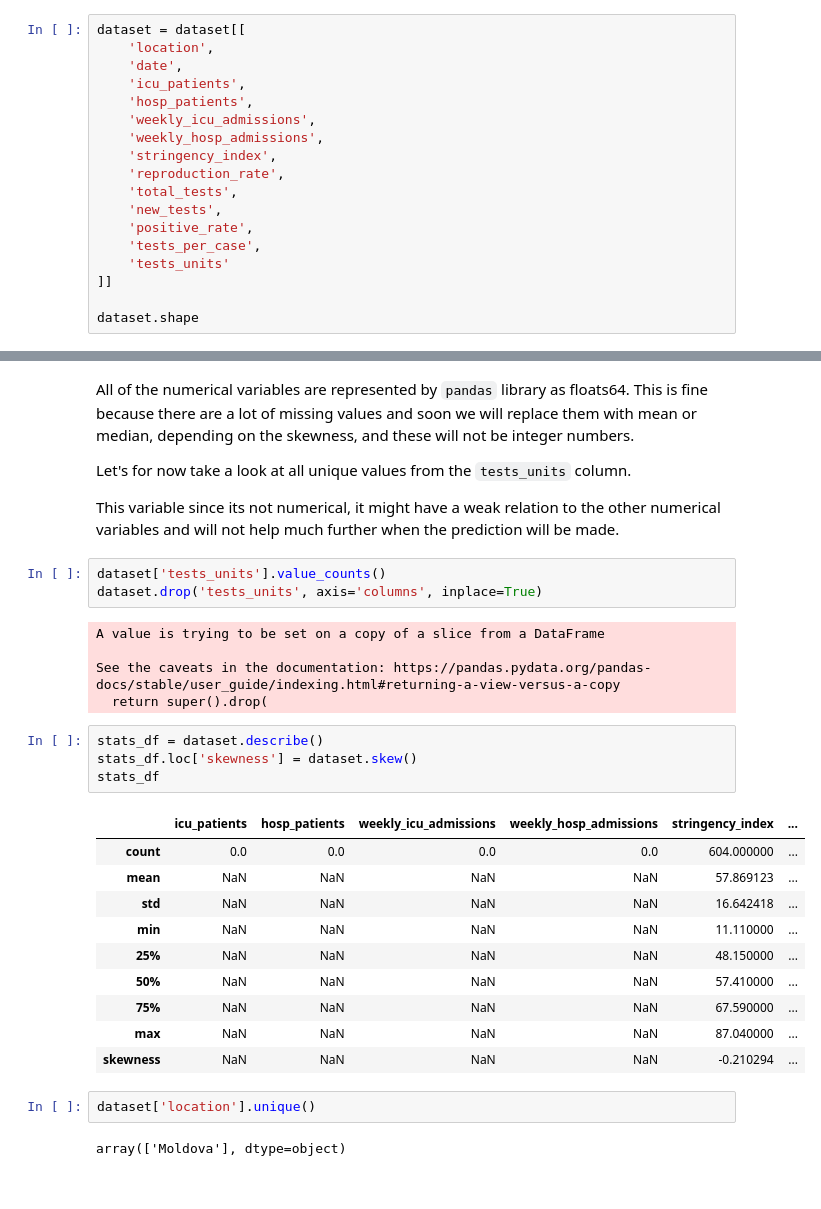
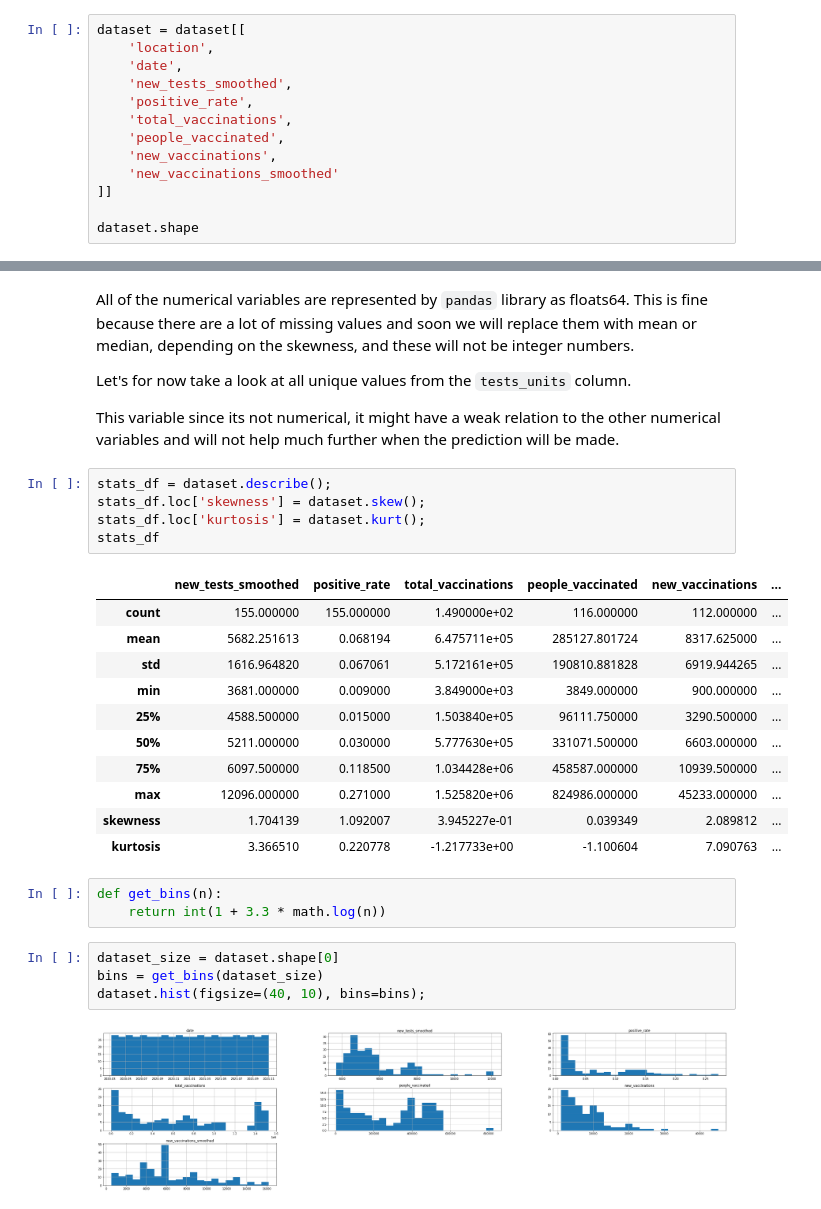
Before and after one commit to iondodon/covid19, a Jupyter notebook: ion.ipynb, the cells around one changed output, grey strips where cells are left out. Drawn from its saved outputs; the diff is of its cells as text.

```diff
--- a/ion.ipynb
+++ b/ion.ipynb
@@ -92,17 +95,12 @@ Select only a subset of variables to work with
 dataset = dataset[[
     'location',
     'date',
-    'icu_patients',
-    'hosp_patients',
-    'weekly_icu_admissions',
-    'weekly_hosp_admissions',
-    'stringency_index',
-    'reproduction_rate',
-    'total_tests',
-    'new_tests',
+    'new_tests_smoothed',
     'positive_rate',
-    'tests_per_case',
-    'tests_units'
+    'total_vaccinations',
+    'people_vaccinated',
+    'new_vaccinations',
+    'new_vaccinations_smoothed'
 ]]
 
 dataset.shape
@@ -190,30 +178,29 @@ All of the numerical variables are represented by `pandas` library as floats64.
 Let's for now take a look at all unique values from the `tests_units` column.
 
 This variable since its not numerical, it might have a weak relation to the other numerical variables and will not help much further when the prediction will be made.
-# %%
-dataset['tests_units'].value_counts()
-dataset.drop('tests_units', axis='columns', inplace=True)
-# %% [output]
-A value is trying to be set on a copy of a slice from a DataFrame
-
-See the caveats in the documentation: https://pandas.pydata.org/pandas-docs/stable/user_guide/indexing.html#returning-a-view-versus-a-copy
-  return super().drop(
 # %%
-stats_df = dataset.describe()
-stats_df.loc['skewness'] = dataset.skew()
+stats_df = dataset.describe();
+stats_df.loc['skewness'] = dataset.skew();
+stats_df.loc['kurtosis'] = dataset.kurt();
 stats_df
 # %% [output]
-|  | icu_patients | hosp_patients | weekly_icu_admissions | weekly_hosp_admissions | stringency_index | ... |
-| count | 0.0 | 0.0 | 0.0 | 0.0 | 604.000000 | ... |
-| mean | NaN | NaN | NaN | NaN | 57.869123 | ... |
-| std | NaN | NaN | NaN | NaN | 16.642418 | ... |
-| min | NaN | NaN | NaN | NaN | 11.110000 | ... |
-| 25% | NaN | NaN | NaN | NaN | 48.150000 | ... |
-| 50% | NaN | NaN | NaN | NaN | 57.410000 | ... |
-| 75% | NaN | NaN | NaN | NaN | 67.590000 | ... |
-| max | NaN | NaN | NaN | NaN | 87.040000 | ... |
-| skewness | NaN | NaN | NaN | NaN | -0.210294 | ... |
+|  | new_tests_smoothed | positive_rate | total_vaccinations | people_vaccinated | new_vaccinations | ... |
+| count | 155.000000 | 155.000000 | 1.490000e+02 | 116.000000 | 112.000000 | ... |
+| mean | 5682.251613 | 0.068194 | 6.475711e+05 | 285127.801724 | 8317.625000 | ... |
+| std | 1616.964820 | 0.067061 | 5.172161e+05 | 190810.881828 | 6919.944265 | ... |
+| min | 3681.000000 | 0.009000 | 3.849000e+03 | 3849.000000 | 900.000000 | ... |
+| 25% | 4588.500000 | 0.015000 | 1.503840e+05 | 96111.750000 | 3290.500000 | ... |
+| 50% | 5211.000000 | 0.030000 | 5.777630e+05 | 331071.500000 | 6603.000000 | ... |
+| 75% | 6097.500000 | 0.118500 | 1.034428e+06 | 458587.000000 | 10939.500000 | ... |
+| max | 12096.000000 | 0.271000 | 1.525820e+06 | 824986.000000 | 45233.000000 | ... |
+| skewness | 1.704139 | 1.092007 | 3.945227e-01 | 0.039349 | 2.089812 | ... |
+| kurtosis | 3.366510 | 0.220778 | -1.217733e+00 | -1.100604 | 7.090763 | ... |
-# %%
-dataset['location'].unique()
-# %% [output]
-array(['Moldova'], dtype=object)
+# %%
+def get_bins(n):
+    return int(1 + 3.3 * math.log(n))
+# %%
+dataset_size = dataset.shape[0]
+bins = get_bins(dataset_size)
+dataset.hist(figsize=(40, 10), bins=bins);
+# %% [output]
+[figure, added]
```
Also changed, not shown: parts of 8 cells of this notebook.
